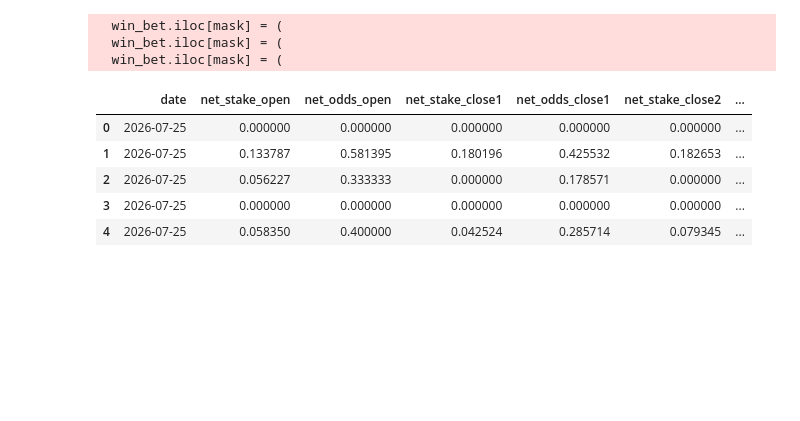
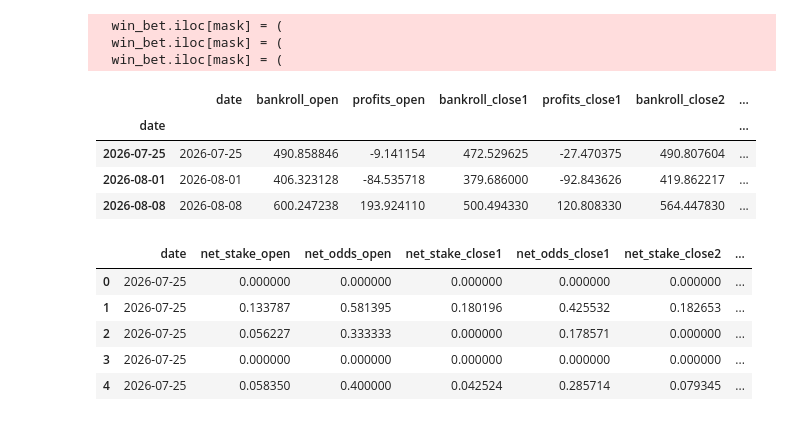
Before and after one commit to jcmarkowicz/sports_betting, a Jupyter notebook: UpcomingPicks/test_nbs/upcoming_picks.ipynb, the cells around one changed output. Cells and saved outputs as stored; diff of their text form; code cells hidden in the pictures; blank space fills up the shorter version.

```diff
--- a/UpcomingPicks/test_nbs/upcoming_picks.ipynb
+++ b/UpcomingPicks/test_nbs/upcoming_picks.ipynb
@@ -254,6 +258,14 @@ ml_results, parlay_results, bankroll_results = returns_by_date()
   win_bet.iloc[mask] = (
   win_bet.iloc[mask] = (
   win_bet.iloc[mask] = (
+# %%
+bankroll_results
+# %% [output]
+|  | date | bankroll_open | profits_open | bankroll_close1 | profits_close1 | bankroll_close2 | ... |
+| date |  |  |  |  |  |  | ... |
+| 2026-07-25 | 2026-07-25 | 490.858846 | -9.141154 | 472.529625 | -27.470375 | 490.807604 | ... |
+| 2026-08-01 | 2026-08-01 | 406.323128 | -84.535718 | 379.686000 | -92.843626 | 419.862217 | ... |
+| 2026-08-08 | 2026-08-08 | 600.247238 | 193.924110 | 500.494330 | 120.808330 | 564.447830 | ... |
 # %%
 ml_results.head()
 # %% [output]
```
Also changed, not shown: parts of 12 cells of this notebook, 2 other files.
